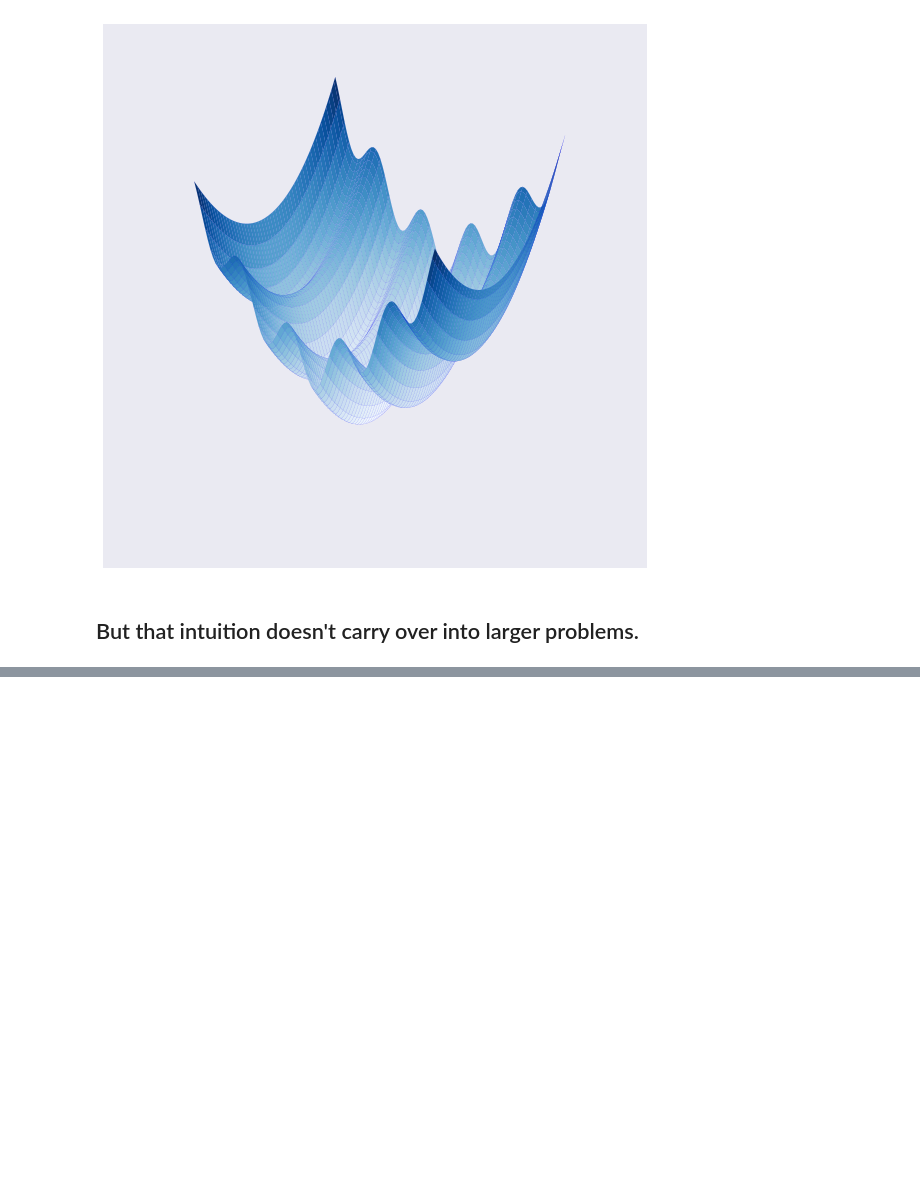
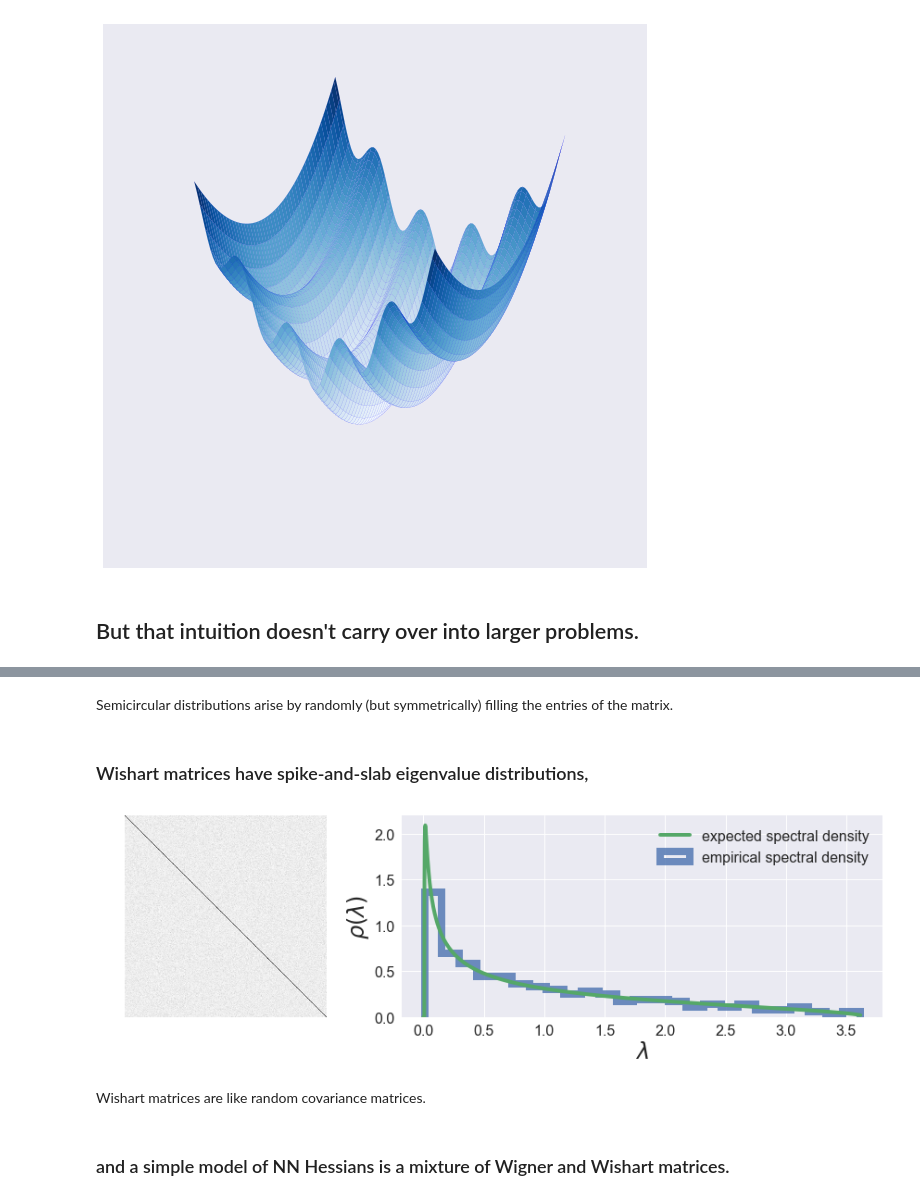
Before and after one commit to charlesfrye/neurotroph_presentation_20180423, a Jupyter notebook: Understanding Neural Network Optimization.ipynb, the cells around one changed output, grey strips where cells are left out. Drawn from its saved outputs; the diff is of its cells as text; code cells hidden in the pictures; blank space fills up the shorter version.

```diff
--- a/Understanding Neural Network Optimization.ipynb
+++ b/Understanding Neural Network Optimization.ipynb
@@ -251,0 +278,13 @@ plot_cost_surface(cost, N, mesh_extent)
+# %% [markdown]
+Semicircular distributions arise by randomly (but symmetrically) filling the entries of the matrix.
+# %% [markdown]
+### Wishart matrices have spike-and-slab eigenvalue distributions,
+# %%
+wishart_random_matrix = utils.generate_wishart(250, k=300)
+utils.plot_matrix_and_spectrum(wishart_random_matrix, utils.plot_marchenko_comparison, {"N":250, "k":300})
+# %% [output]
+[figure, added]
+# %% [markdown]
+Wishart matrices are like random covariance matrices.
+# %% [markdown]
+### and a simple model of NN Hessians is a mixture of Wigner and Wishart matrices.
```
Also changed, not shown: parts of 52 cells of this notebook, 8 other files.
